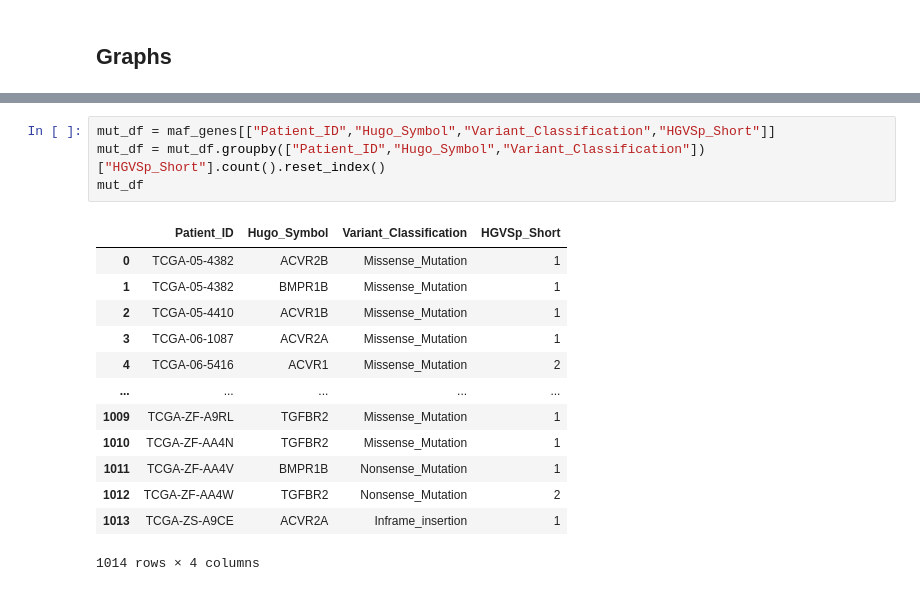
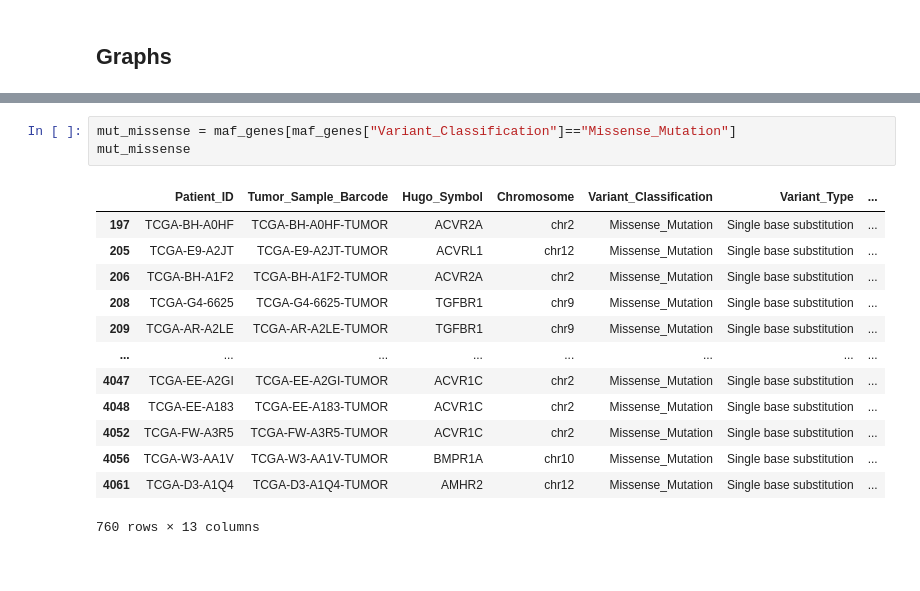
Before and after one commit to Nanocell-Lab/TCancer_RareDiseases, a Jupyter notebook: src/01_TCGA.ipynb, the cells around one changed output, grey strips where cells are left out. Cells and saved outputs as stored; diff of their text form.

```diff
--- a/src/01_TCGA.ipynb
+++ b/src/01_TCGA.ipynb
@@ -357,21 +341,20 @@ mut_type
-# %%
-mut_df = maf_genes[["Patient_ID","Hugo_Symbol","Variant_Classification","HGVSp_Short"]]
-mut_df = mut_df.groupby(["Patient_ID","Hugo_Symbol","Variant_Classification"])["HGVSp_Short"].count().reset_index()
-mut_df
-# %% [output]
-|  | Patient_ID | Hugo_Symbol | Variant_Classification | HGVSp_Short |
-| 0 | TCGA-05-4382 | ACVR2B | Missense_Mutation | 1 |
-| 1 | TCGA-05-4382 | BMPR1B | Missense_Mutation | 1 |
-| 2 | TCGA-05-4410 | ACVR1B | Missense_Mutation | 1 |
-| 3 | TCGA-06-1087 | ACVR2A | Missense_Mutation | 1 |
-| 4 | TCGA-06-5416 | ACVR1 | Missense_Mutation | 2 |
-| ... | ... | ... | ... | ... |
-| 1009 | TCGA-ZF-A9RL | TGFBR2 | Missense_Mutation | 1 |
-| 1010 | TCGA-ZF-AA4N | TGFBR2 | Missense_Mutation | 1 |
-| 1011 | TCGA-ZF-AA4V | BMPR1B | Nonsense_Mutation | 1 |
-| 1012 | TCGA-ZF-AA4W | TGFBR2 | Nonsense_Mutation | 2 |
-| 1013 | TCGA-ZS-A9CE | ACVR2A | Inframe_insertion | 1 |
-1014 rows × 4 columns
+# %%
+mut_missense = maf_genes[maf_genes["Variant_Classification"]=="Missense_Mutation"]
+mut_missense
+# %% [output]
+|  | Patient_ID | Tumor_Sample_Barcode | Hugo_Symbol | Chromosome | Variant_Classification | Variant_Type | ... |
+| 197 | TCGA-BH-A0HF | TCGA-BH-A0HF-TUMOR | ACVR2A | chr2 | Missense_Mutation | Single base substitution | ... |
+| 205 | TCGA-E9-A2JT | TCGA-E9-A2JT-TUMOR | ACVRL1 | chr12 | Missense_Mutation | Single base substitution | ... |
+| 206 | TCGA-BH-A1F2 | TCGA-BH-A1F2-TUMOR | ACVR2A | chr2 | Missense_Mutation | Single base substitution | ... |
+| 208 | TCGA-G4-6625 | TCGA-G4-6625-TUMOR | TGFBR1 | chr9 | Missense_Mutation | Single base substitution | ... |
+| 209 | TCGA-AR-A2LE | TCGA-AR-A2LE-TUMOR | TGFBR1 | chr9 | Missense_Mutation | Single base substitution | ... |
+| ... | ... | ... | ... | ... | ... | ... | ... |
+| 4047 | TCGA-EE-A2GI | TCGA-EE-A2GI-TUMOR | ACVR1C | chr2 | Missense_Mutation | Single base substitution | ... |
+| 4048 | TCGA-EE-A183 | TCGA-EE-A183-TUMOR | ACVR1C | chr2 | Missense_Mutation | Single base substitution | ... |
+| 4052 | TCGA-FW-A3R5 | TCGA-FW-A3R5-TUMOR | ACVR1C | chr2 | Missense_Mutation | Single base substitution | ... |
+| 4056 | TCGA-W3-AA1V | TCGA-W3-AA1V-TUMOR | BMPR1A | chr10 | Missense_Mutation | Single base substitution | ... |
+| 4061 | TCGA-D3-A1Q4 | TCGA-D3-A1Q4-TUMOR | AMHR2 | chr12 | Missense_Mutation | Single base substitution | ... |
+760 rows × 13 columns
 # %%
 import matplotlib.patches as mpatches
 from matplotlib.colors import ListedColormap
```
Also changed, not shown: parts of 5 cells of this notebook, 1 other file.
